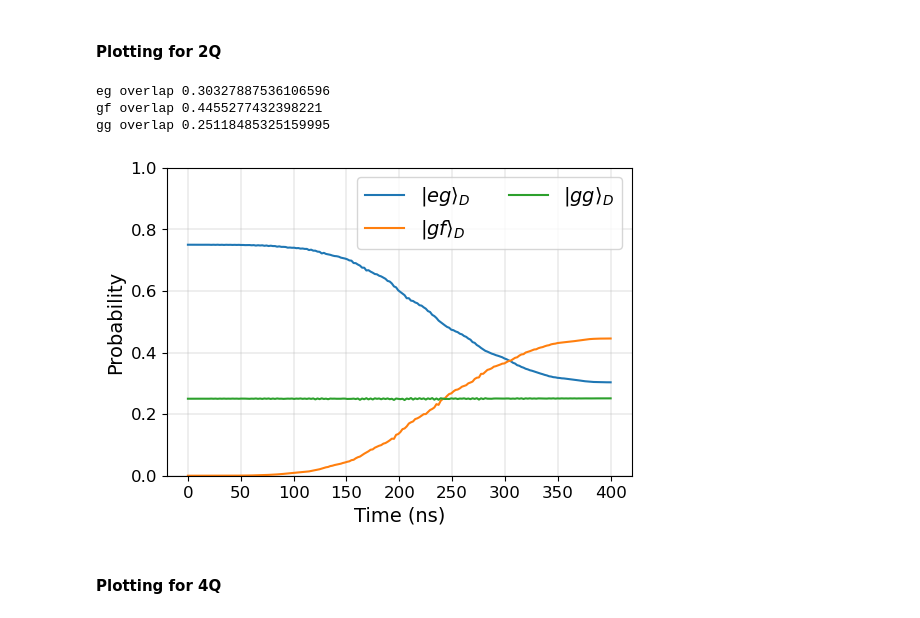
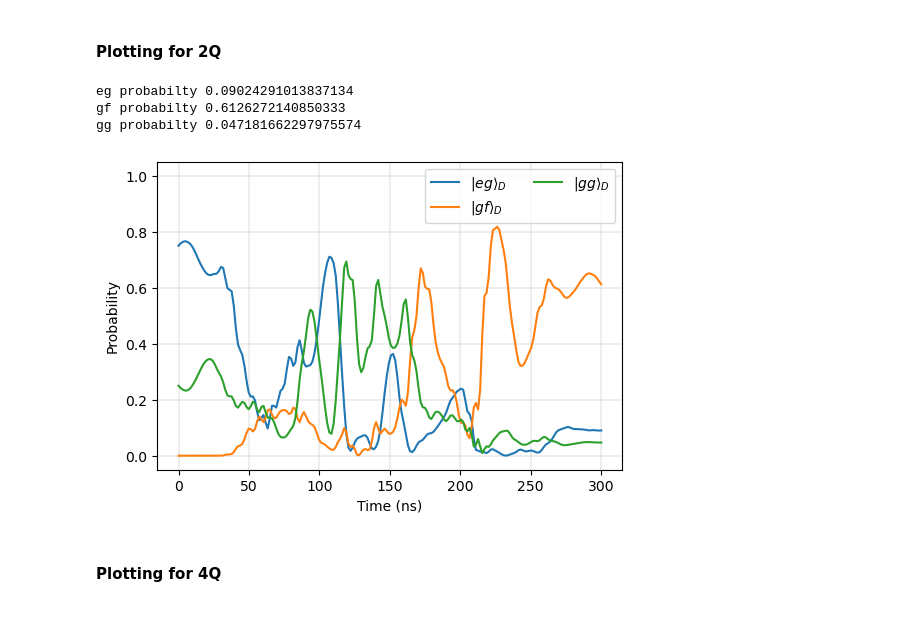
Before and after one commit to sebastienLeg/qutip_sims, a Jupyter notebook: qram_optimal_control.ipynb, the cells around one changed output. Drawn from its saved outputs; the diff is of its cells as text; code cells hidden in the pictures.

```diff
--- a/qram_optimal_control.ipynb
+++ b/qram_optimal_control.ipynb
@@ -409,17 +458,15 @@ Plotting qctrl state evolution
 # %%
-times = np.linspace(0, gate_duration, 200)
-
 state_result = ctrl_result.output['sample_state']['value']
 ref_states = ['eg', 'gf', 'gg']
 for ref_state in ref_states:
     state = qram.state(ref_state)
-    probs = [np.abs(state.overlap(qt.Qobj(state_result[t])))**2 for t in range(len(times))]
-    print(ref_state, 'overlap', probs[-1])
-    plt.plot(times, probs, label=f'$|{ref_state}\\rangle_D$')
+    probs = [np.abs(state.overlap(qt.Qobj(state_result[t])))**2 for t in range(len(sample_times))]
+    print(ref_state, 'probabilty', probs[-1])
+    plt.plot(sample_times, probs, label=f'$|{ref_state}\\rangle_D$')
 
-# plt.plot(times, [0.5]*len(times), 'k--', linewidth=0.5)
+# plt.plot(sample_times, [0.5]*len(times), 'k--', linewidth=0.5)
 plt.legend(ncol=2)
-plt.ylim(0, 1)
+plt.ylim(-0.05, 1.05)
 # plt.xlim(750, 1000)
 # plt.tick_params(labelsize=12)
 plt.xlabel('Time (ns)')
@@ -438,3 +488,12 @@ gg overlap 0.2500447518705564
+# %%
+unrotate = False
+rot_freq = frame_freq
+phase = [0, 0]
+if unrotate:
+    rot_freq = 0
+    phase = [0, np.pi]
+
+# i don't think this is right
 # %%
 seq = PulseSequence(start_time=0)
 
@@ -455,17 +535,21 @@ for q in qubits_sb:
 # psi0_name = 'eegg'
 # psi0_name = 'ggeg'
 # psi0_name = 'ggge'
+# psi0 = qram.state(psi0_name)
 
-# psi0 = qram.state(psi0_name)
 psi0 = np.sqrt(0.25) * qram.state('gg') + np.sqrt(0.75) * qram.state('eg') # QRAM start
 # psi0 = np.sqrt(0.25) * qram.state('eggg') + np.sqrt(0.75) * qram.state('eegg') # QRAM start
 # psi0 = np.sqrt(0.25) * qram.state('gggg') + np.sqrt(0.75) * qram.state('gegg') # QRAM start
 
 # print(seq.get_pulse_str())
-times = np.linspace(0, gate_duration, 200)
+times = sample_times
 
 start_time = time.time()
-result = qram.evolve(psi0=psi0, seq=seq, times=times, c_ops=None, use_str_solve=False, nsteps=10000)
-# result = qram.evolve_rot_frame(psi0, seq, times, c_ops=None, nsteps=20000)
+
+print('Simulation in lab frame:', unrotate)
+if unrotate:
+    result = qram.evolve(psi0=psi0, seq=seq, times=times, c_ops=None, use_str_solve=False, nsteps=10000)
+else:
+    result = qram.evolve(psi0=psi0, seq=seq, times=times, H=qram.H_rot(2*np.pi*frame_freq), c_ops=None) #, nsteps=10000)
 print("Run time (s):", time.time() - start_time, flush=True)
 # %% [output]
@@ -485,27 +570,27 @@ Run time (s): 39.098005056381226
 # %%
 ref_states = ['eg', 'gf', 'gg']
 for ref_state in ref_states:
     state = qram.state(ref_state)
     probs = [np.abs(state.overlap(result[t]))**2 for t in range(len(times))]
-    print(ref_state, 'overlap', probs[-1])
+    print(ref_state, 'probabilty', probs[-1])
     plt.plot(times, probs, label=f'$|{ref_state}\\rangle_D$')
 
 # plt.plot(times, [0.5]*len(times), 'k--', linewidth=0.5)
-plt.legend(fontsize=14, ncol=2)
-plt.ylim(0, 1)
+plt.legend(ncol=2)
+plt.ylim(-0.05, 1.05)
 # plt.xlim(750, 1000)
-plt.tick_params(labelsize=12)
-plt.xlabel('Time (ns)', fontsize=14)
-plt.ylabel('Probability', fontsize=14)
+# plt.tick_params(labelsize=12)
+plt.xlabel('Time (ns)')
+plt.ylabel('Probability')
 # plt.title(r'$\psi_0=|$'+psi0_name+r'$\rangle$')
 # plt.title('QRAM state evolution in memory access operation')
 plt.grid(linewidth=0.3)
 plt.show()
 # %% [output]
-eg overlap 0.30327887536106596
-gf overlap 0.4455277432398221
-gg overlap 0.25118485325159995
+eg probabilty 0.09024291013837134
+gf probabilty 0.6126272140850333
+gg probabilty 0.047181662297975574
-[figure, old version]
+[figure, new version]
 # %% [markdown]
 #### Plotting for 4Q
 # %%
```
Also changed, not shown: parts of 18 cells of this notebook, 4 other files.
